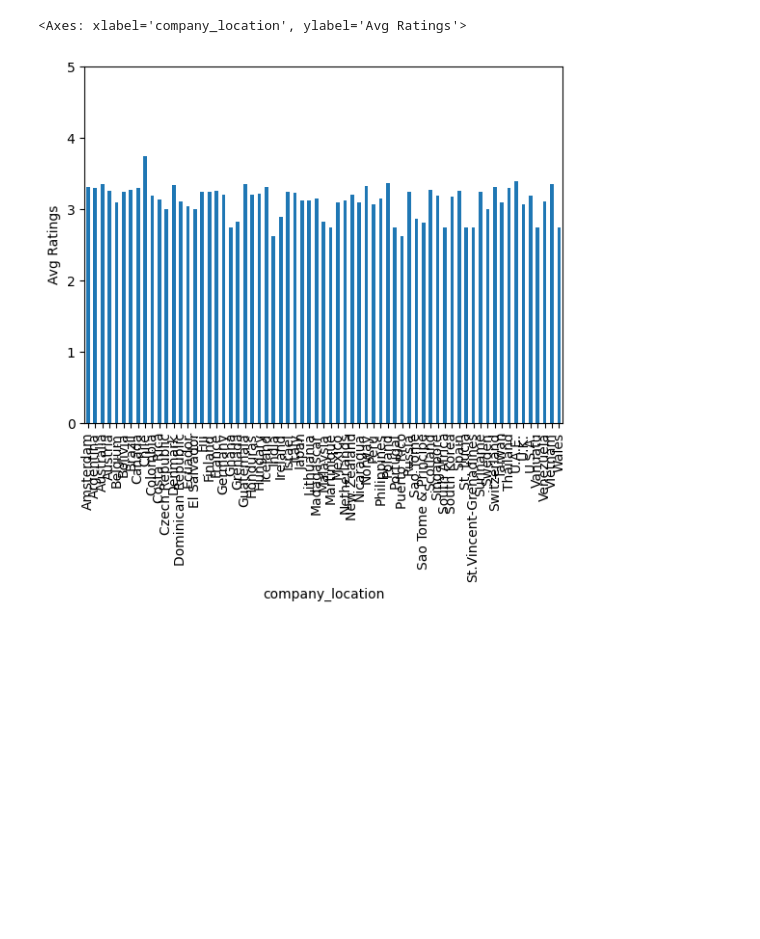
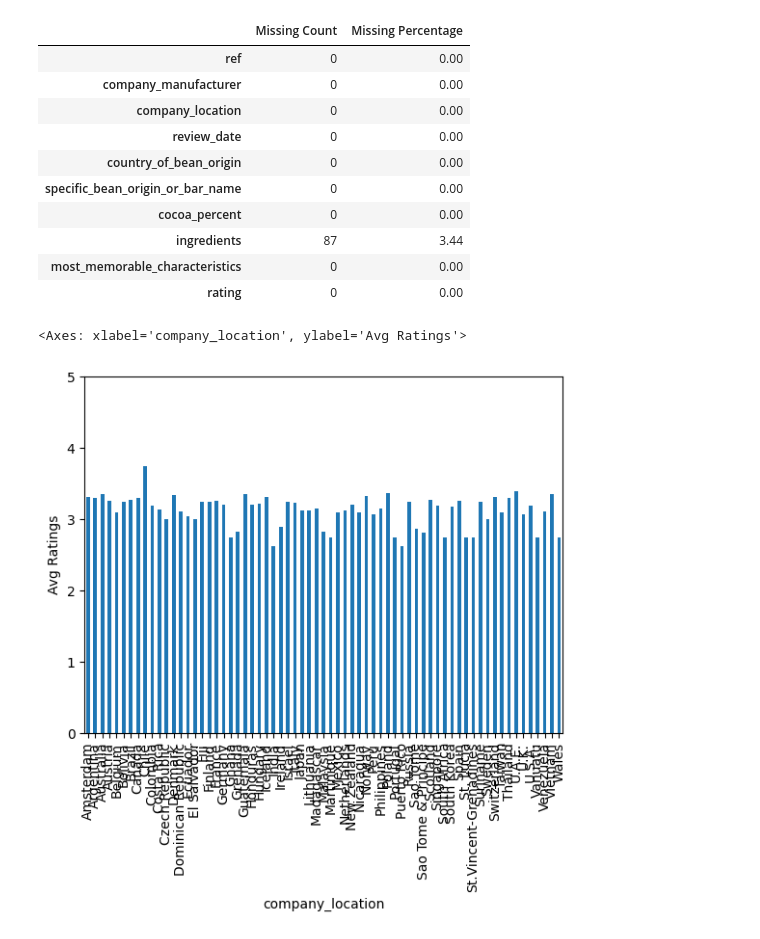
Before and after one commit to leeale2023/BA305_A9-, a Jupyter notebook: chocolate_analysis.ipynb, the cells around one changed output. Saved outputs shown, nothing was run; the diff lists cells and outputs as text; code cells hidden in the pictures; blank space fills up the shorter version.

```diff
--- a/chocolate_analysis.ipynb
+++ b/chocolate_analysis.ipynb
@@ -20,3 +36,22 @@ NameError: name 'pd' is not defined
+# %%
+# Data Cleaning
+missing_summary = pd.DataFrame({
+    "Missing Count": choc.isnull().sum(),
+    "Missing Percentage": choc.isnull().mean() * 100
+})
+display(missing_summary.round(2))
+# %% [output]
+|  | Missing Count | Missing Percentage |
+| ref | 0 | 0.00 |
+| company_manufacturer | 0 | 0.00 |
+| company_location | 0 | 0.00 |
+| review_date | 0 | 0.00 |
+| country_of_bean_origin | 0 | 0.00 |
+| specific_bean_origin_or_bar_name | 0 | 0.00 |
+| cocoa_percent | 0 | 0.00 |
+| ingredients | 87 | 3.44 |
+| most_memorable_characteristics | 0 | 0.00 |
+| rating | 0 | 0.00 |
 # %%
 comp = choc.groupby("company_location")["rating"].mean()
 ax = comp.plot(kind='bar')
```
Also changed, not shown: parts of 1 cell of this notebook.
